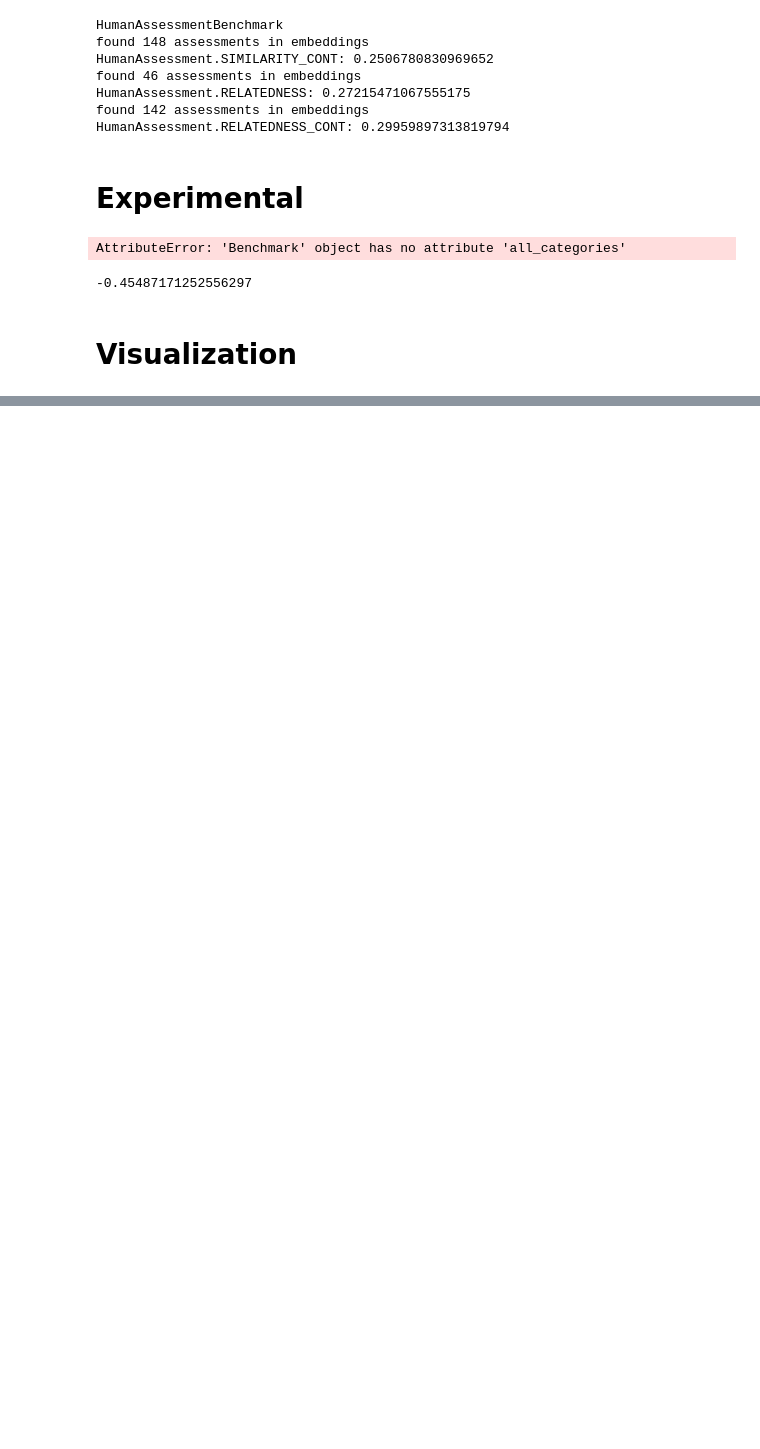
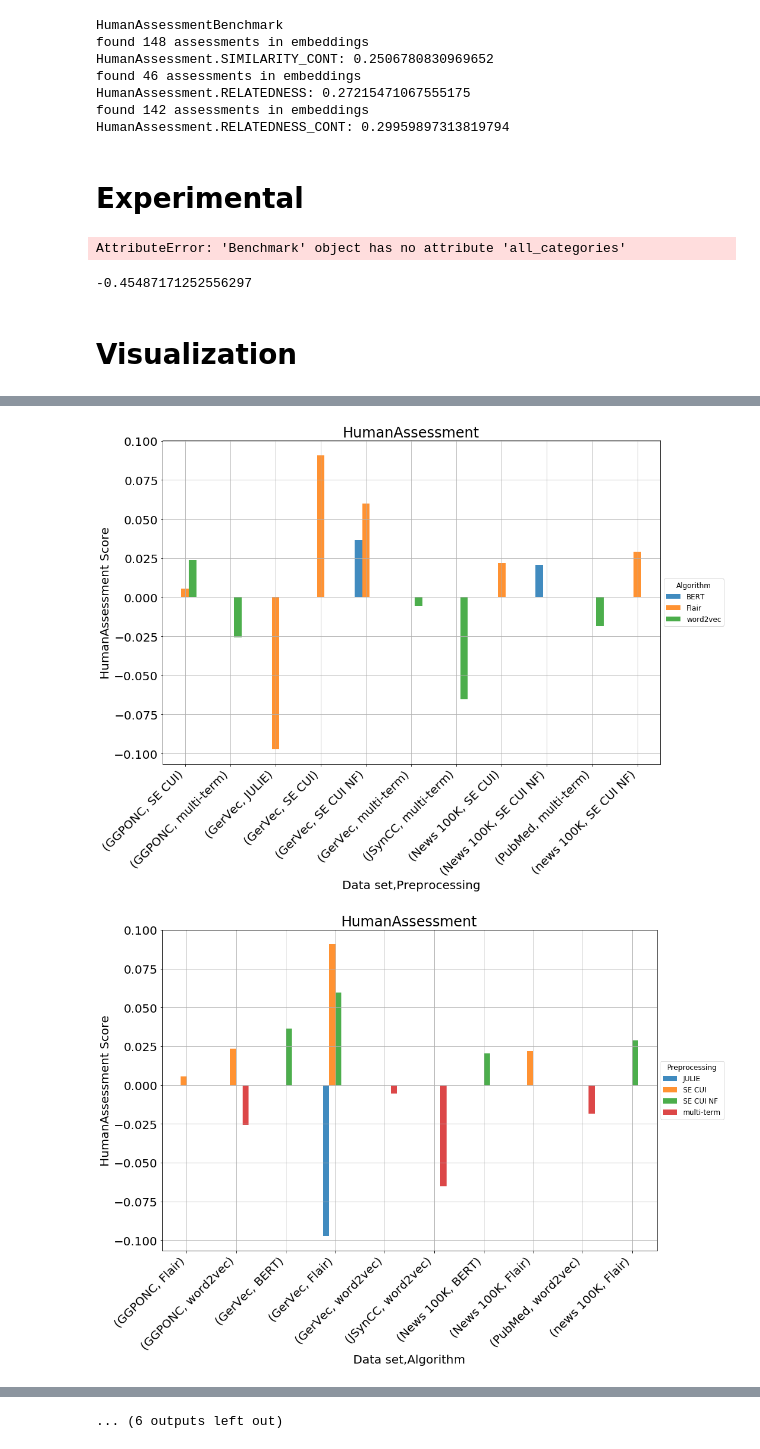
Before and after one commit to LasseKohlmeyer/AML4DHGermanVecs, a Jupyter notebook: Example Pipeline.ipynb, the cells around one changed output, grey strips where cells are left out. Drawn from its saved outputs; the diff is of its cells as text; code cells hidden in the pictures; blank space fills up the shorter version.

```diff
--- a/Example Pipeline.ipynb
+++ b/Example Pipeline.ipynb
@@ -481,0 +535,10 @@ plot_counts(df, x_attribute="Data set", grouping ="", coloring=["CUI Coverage"],
+# %%
+benchmarks = ["HumanAssessment", "CausalityBeam 1", "NDFRTBeam 1", "SemanticTypeBeam 1",
+              "AssociationBeam 1", "ConceptualSimilarityChoi"]
+for benchmark in benchmarks:
+    plot_single_benchmark(df, benchmark=benchmark, grouping=["Data set", "Preprocessing"], coloring="Algorithm", paper_mode=False)
+    plot_single_benchmark(df, benchmark=benchmark, grouping=["Data set", "Algorithm"], coloring="Preprocessing", paper_mode=False)
+    plot_single_benchmark(df, benchmark=benchmark, grouping=["Algorithm", "Preprocessing"], coloring="Data set", paper_mode=False)
+# %% [output]
+[figure, added]
+[figure, added]
@@ -481,0 +555 @@ plot_counts(df, x_attribute="Data set", grouping ="", coloring=["CUI Coverage"],
+... (6 outputs left out)
```
Also changed, not shown: parts of 8 cells of this notebook, 2 other files.
